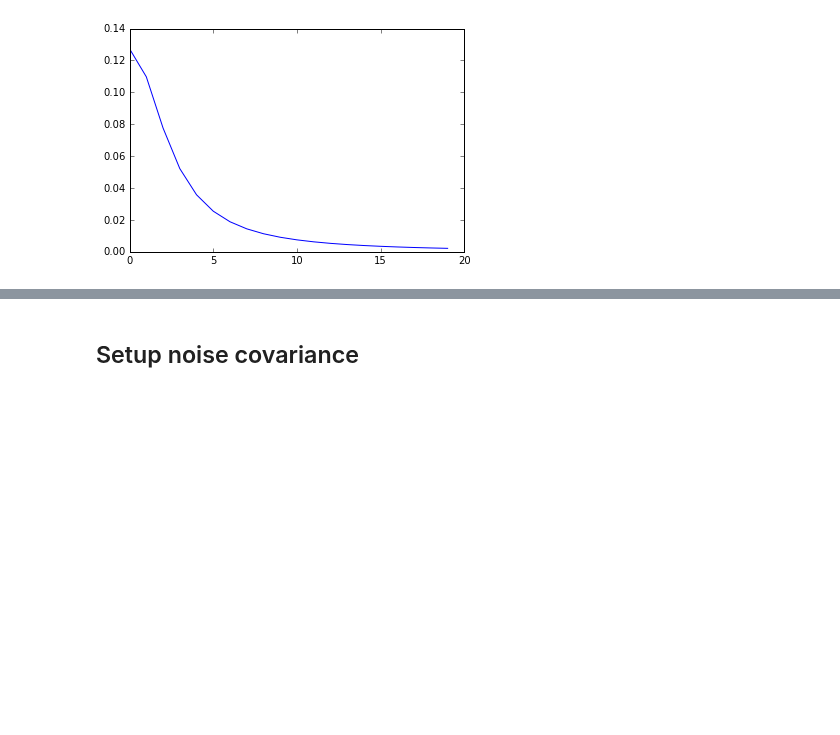
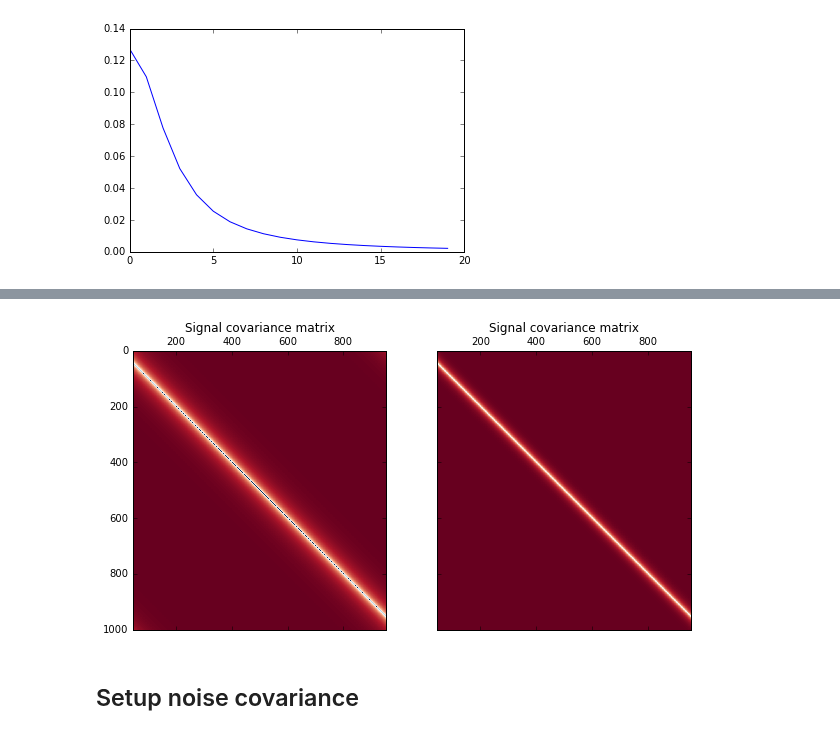
Before and after one commit to florent-leclercq/Bayes_InfoTheory, a Jupyter notebook: Deblending.ipynb, the cells around one changed output, grey strips where cells are left out. Drawn from its saved outputs; the diff is of its cells as text; code cells hidden in the pictures; blank space fills up the shorter version.

```diff
--- a/Deblending.ipynb
+++ b/Deblending.ipynb
@@ -37,3 +40,14 @@ plt.show()
+# %%
+f, (ax1, ax2) = plt.subplots(1, 2, sharey=True, figsize=(10,5))
+ax1.matshow(sqrtCx1x1, cmap='RdBu')
+ax1.set_title("Signal covariance matrix")
+ax1.set_aspect('equal')
+ax2.matshow(sqrtCx2x2, cmap='RdBu')
+ax2.set_title("Signal covariance matrix")
+ax2.set_aspect('equal')
+plt.show()
+# %% [output]
+[figure, added]
 # %% [markdown]
 ## Setup noise covariance
 # %%
```
Also changed, not shown: parts of 12 cells of this notebook.
